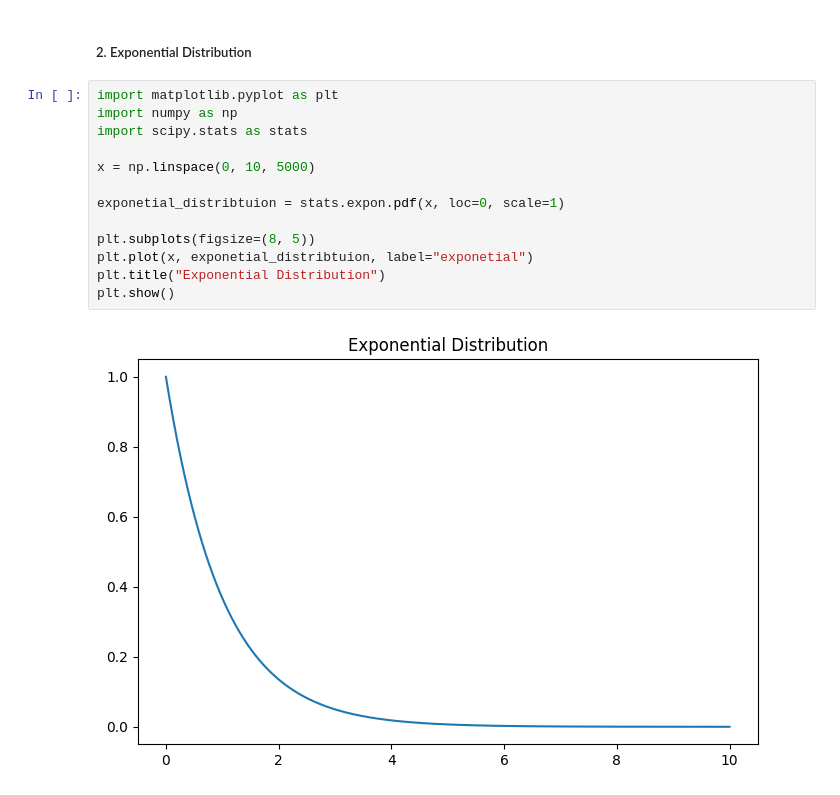
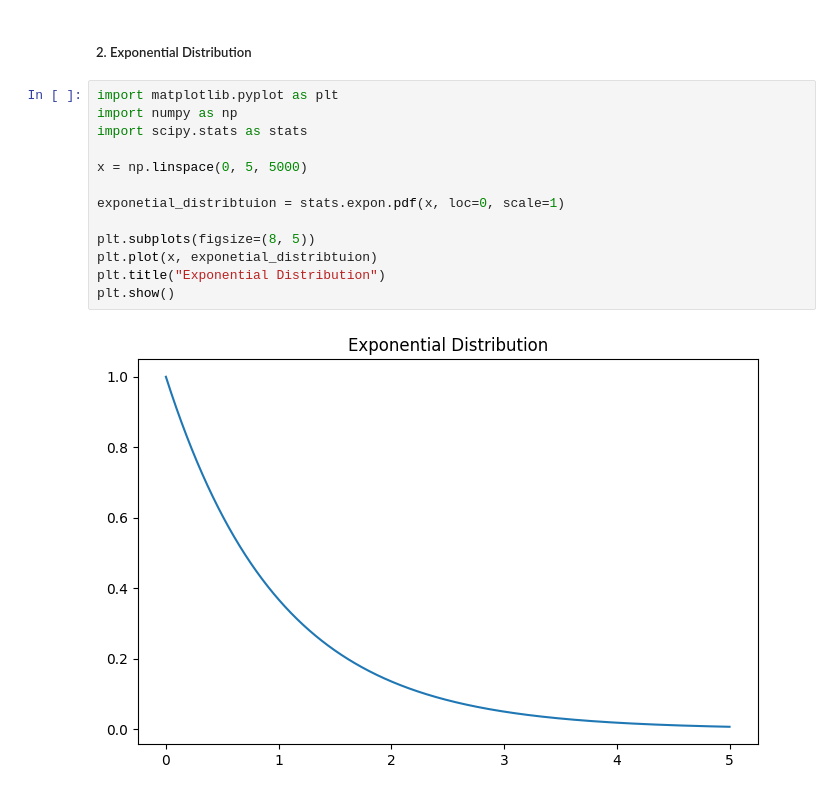
Before and after one commit to iamsamitdev/PythonDABCEL, a Jupyter notebook: PDAnalysis/prop.ipynb, the cells around one changed output. Saved outputs shown, nothing was run; the diff lists cells and outputs as text.

```diff
--- a/PDAnalysis/prop.ipynb
+++ b/PDAnalysis/prop.ipynb
@@ -21,15 +21,15 @@ plt.show()
 # %%
 import matplotlib.pyplot as plt
 import numpy as np
 import scipy.stats as stats
 
-x = np.linspace(0, 10, 5000)
+x = np.linspace(0, 5, 5000)
 
 exponetial_distribtuion = stats.expon.pdf(x, loc=0, scale=1)
 
 plt.subplots(figsize=(8, 5))
-plt.plot(x, exponetial_distribtuion, label="exponetial")
+plt.plot(x, exponetial_distribtuion)
 plt.title("Exponential Distribution")
 plt.show()
 # %% [output]
-[figure, old version]
+[figure, new version]
```
Also changed, not shown: 1 other file.
